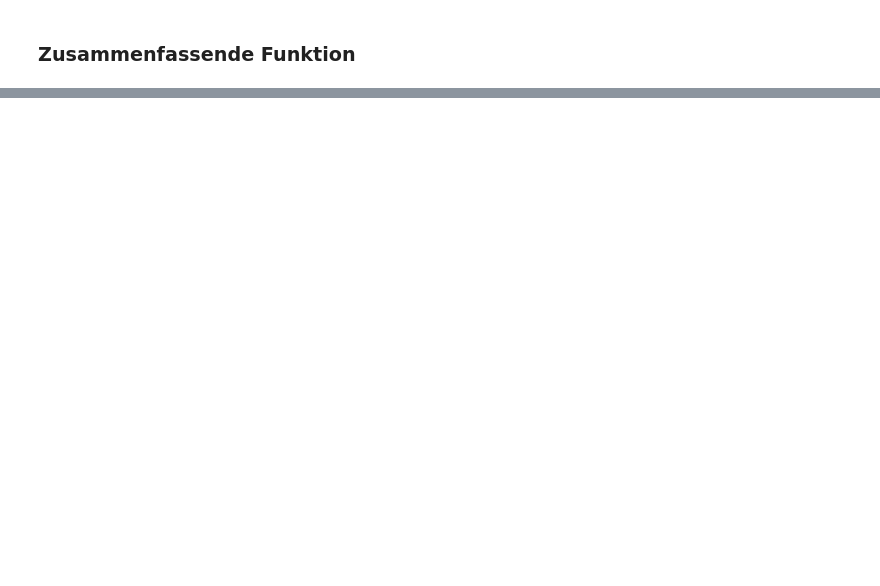
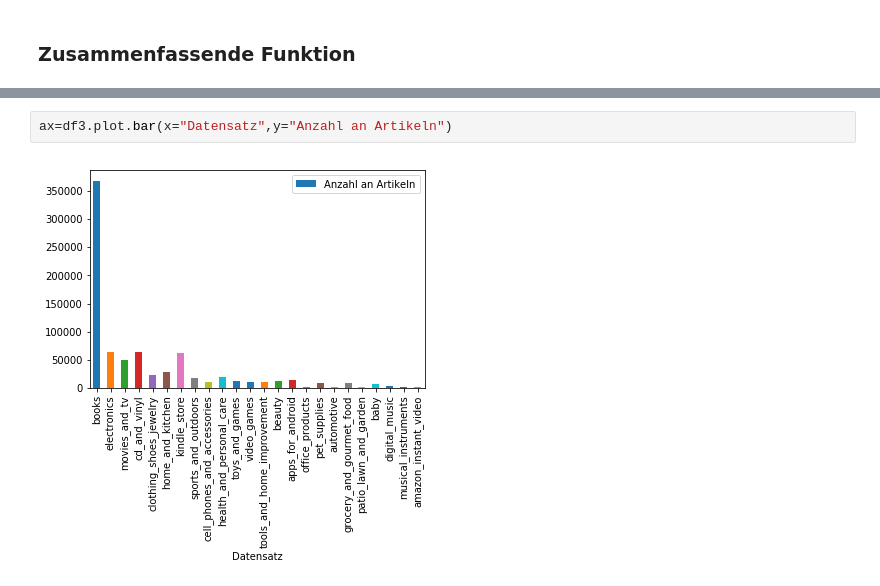
Before and after one commit to VDegraf/PS_AIS_WS18, a Jupyter notebook: Data_Understanding/data_understanding_1.ipynb, the cells around one changed output, grey strips where cells are left out. Drawn from its saved outputs; the diff is of its cells as text; blank space fills up the shorter version.

```diff
--- a/Data_Understanding/data_understanding_1.ipynb
+++ b/Data_Understanding/data_understanding_1.ipynb
@@ -267,0 +303,4 @@ amazon_instant_video
+# %%
+ax=df3.plot.bar(x="Datensatz",y="Anzahl an Artikeln")
+# %% [output]
+[figure, added]
```
Also changed, not shown: parts of 15 cells of this notebook.
